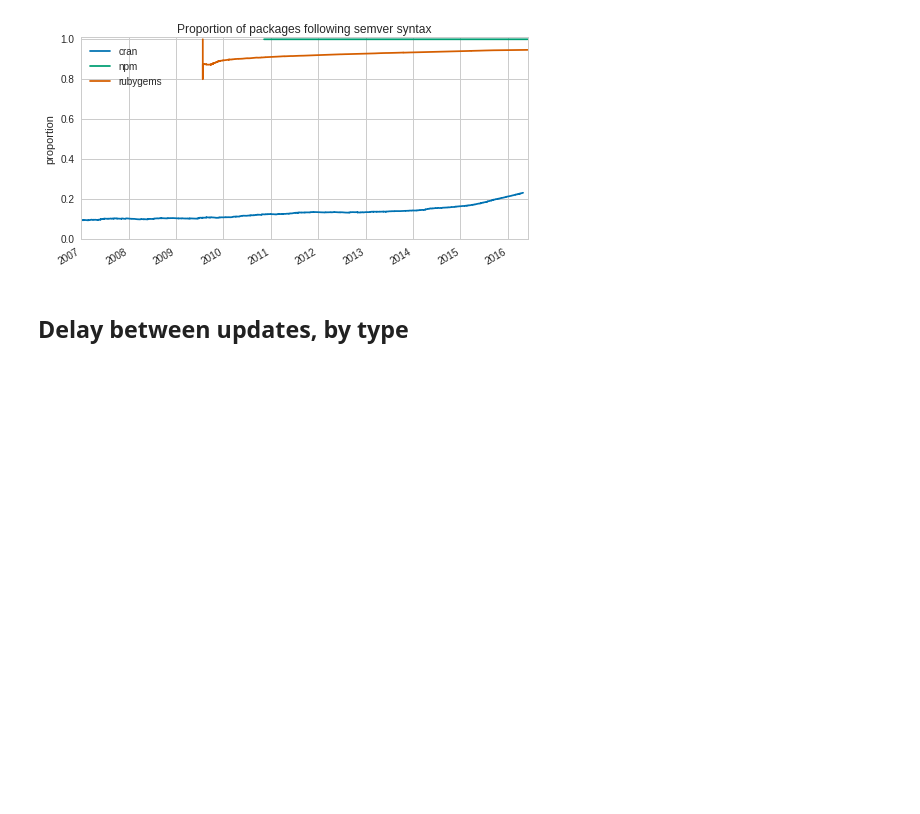
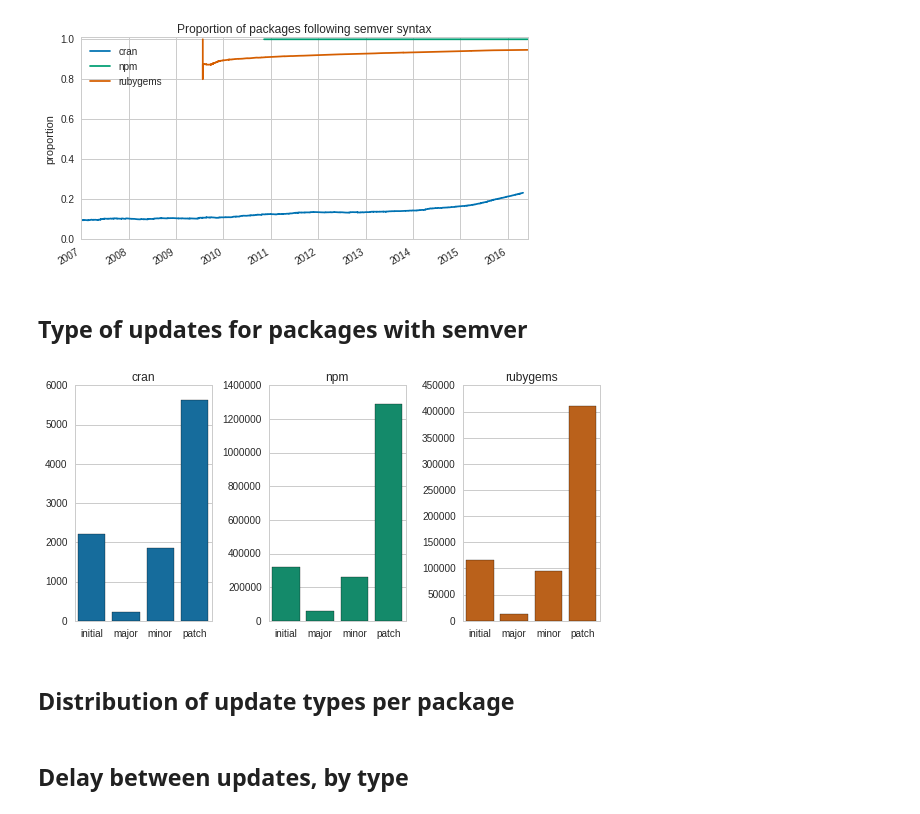
Before and after one commit to AlexandreDecan/ecos-emse, a Jupyter notebook: notebooks/Ecosystem activity.ipynb, the cells around one changed output. Saved outputs shown, nothing was run; the diff lists cells and outputs as text; code cells hidden in the pictures; blank space fills up the shorter version.

Commit message:
Type of updates per ecosystem

```diff
--- a/notebooks/Ecosystem activity.ipynb
+++ b/notebooks/Ecosystem activity.ipynb
@@ -464,6 +464,7 @@ for ecosystem, data in df_data.items():
     df.loc[df['v_minor'] != df['v_minor_previous'], 'release_type'] = 'minor'
     df.loc[df['v_major'] != df['v_major_previous'], 'release_type'] = 'major'
     df.loc[df['package'] != df['package_previous'], 'release_type'] = 'initial'
+    df.loc[df['package'] != df['package_previous'], 'release_delay'] = pandas.NaT
 
     data['semver'] = df.drop(
         ['semver', 'semver_all', 'package_previous', 'v_patch_previous', 'v_minor_previous', 'v_major_previous', 'time_previous'],
@@ -503,6 +504,36 @@ ax.set(
  <matplotlib.text.Text at 0x...>,
  <matplotlib.text.Text at 0x...>]
 [figure]
+# %% [markdown]
+## Type of updates for packages with semver
+# %%
+figure, axes = matplotlib.pyplot.subplots(ncols=len(ECOSYSTEMS))
+figure.set_size_inches(FIG_SIZE)
+
+# figure.suptitle('Type of release for packages following semver')
+
+for i, (ecosystem, data) in enumerate(df_data.items()):
+    ax = axes[i]
+    seaborn.countplot(
+        x='release_type',
+        data=data['semver'],# .query('release_type != "initial"'),
+        order=['initial', 'major', 'minor', 'patch'],
+        color=seaborn.color_palette()[i],
+        ax=ax
+    )
+
+    ax.set(
+        title=ecosystem,
+        xlabel='',
+        ylabel='',
+        # yscale='log',
+    )
+
+matplotlib.pyplot.tight_layout()
+# %% [output]
+[figure, added]
+# %% [markdown]
+## Distribution of update types per package
 # %% [markdown]
 ## Delay between updates, by type
 # %% [markdown]
```
Also changed, not shown: parts of 2 cells of this notebook.
